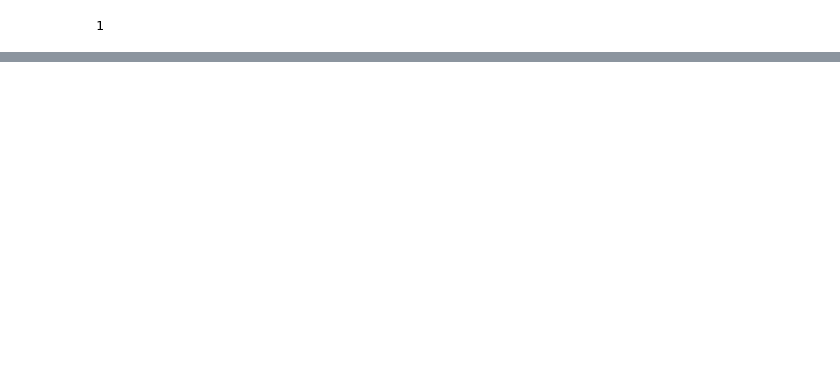
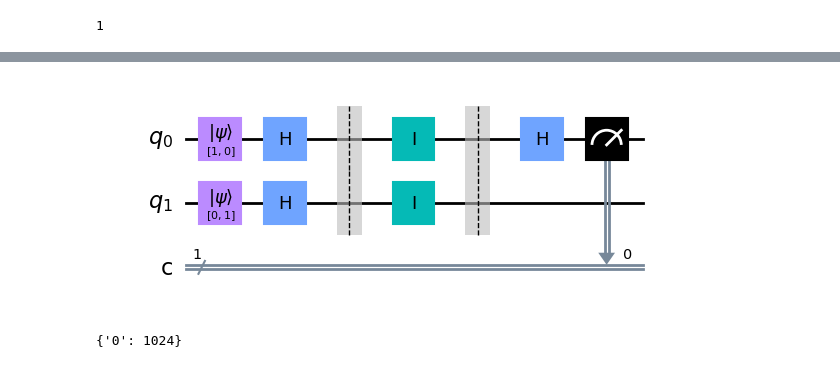
Before and after one commit to DylanCorr2020/EmergingTechnologies, a Jupyter notebook: content/Quantum Computing.ipynb, the cells around one changed output, grey strips where cells are left out. Cells and saved outputs as stored; diff of their text form; code cells hidden in the pictures; blank space fills up the shorter version.

```diff
--- a/content/Quantum Computing.ipynb
+++ b/content/Quantum Computing.ipynb
@@ -326,0 +415,22 @@ f(0,0,0)
+# %%
+# this code combines the top , constant 0 function and end into a single quantum circuit
+circuit = top + f1 + end
+
+circuit.draw(output='mpl')
+# %% [output]
+[figure, added]
+# %%
+#qisit has a simulator that allows you to run quantum circuits on a classical computer so you can test the quantum circuits
+#without having a qauntum processer.
+#its called aer_simulator
+#this code creates an object called sim that is a handle to the simulator
+#the run method executes the circuit and a result object is returned
+# the result contains returns a dictionary that maps measurement outcomes (strings of '0's and '1's)
+#to their corresponding probabilities.
+sim = qiskit.Aer.get_backend('aer_simulator')
+
+result = sim.run(circuit).result().get_counts()
+
+print(result)
+# %% [output]
+{'0': 1024}
```
Also changed, not shown: parts of 44 cells of this notebook.
